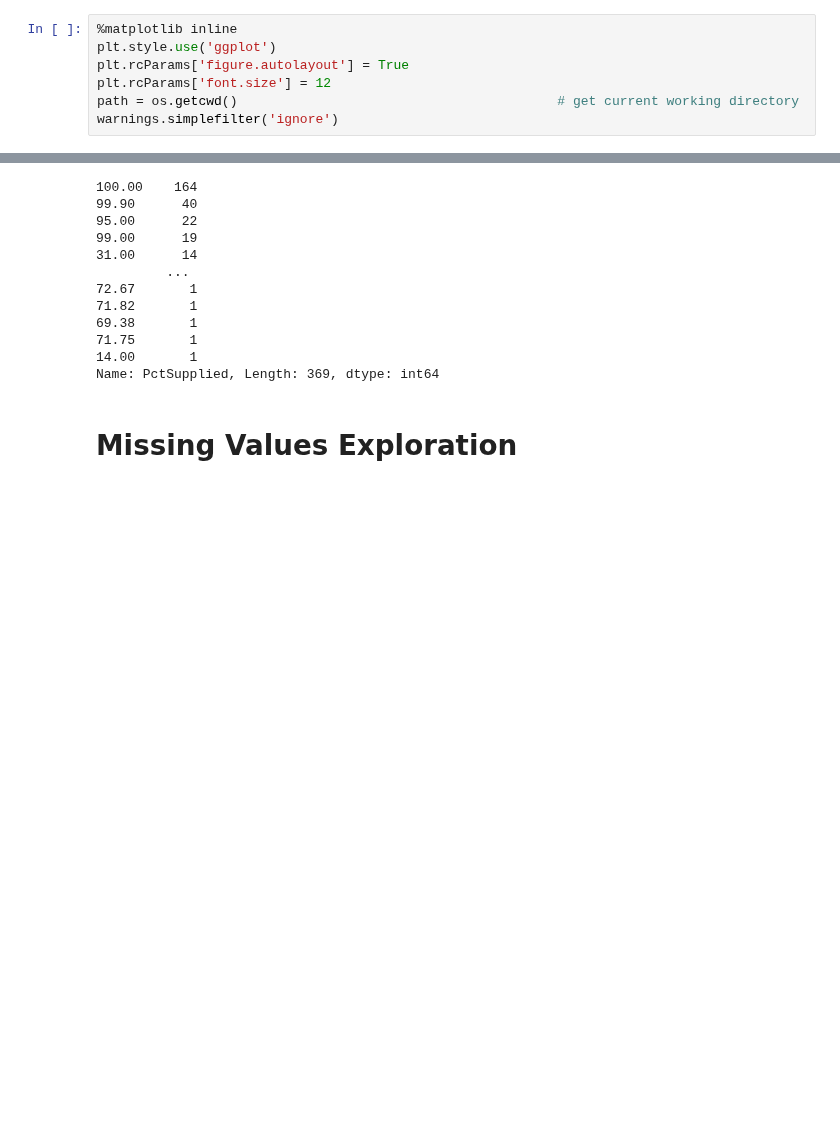
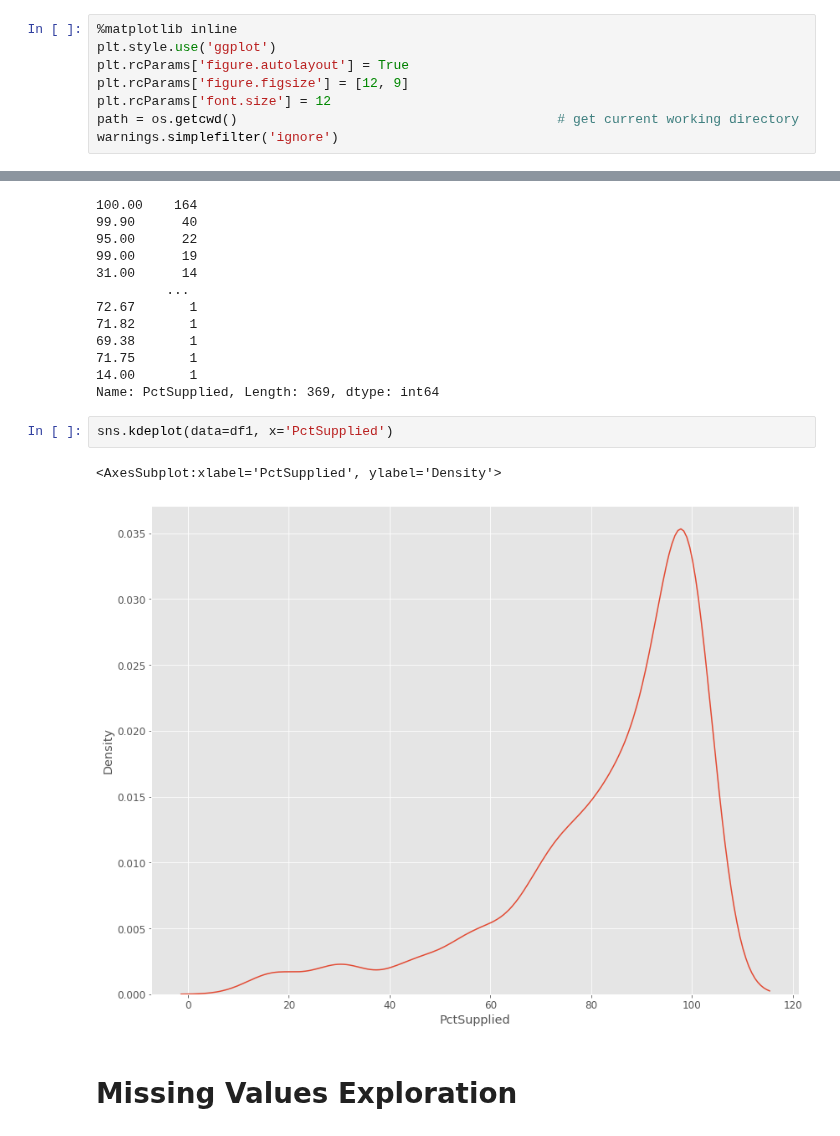
Before and after one commit to eldrigeampong/Data-Science, a Jupyter notebook: UN/Environment Statistics Database/Water/proj.ipynb, the cells around one changed output, grey strips where cells are left out. Cells and saved outputs as stored; diff of their text form; blank space fills up the shorter version.

```diff
--- a/UN/Environment Statistics Database/Water/proj.ipynb
+++ b/UN/Environment Statistics Database/Water/proj.ipynb
@@ -15,6 +15,7 @@ import warnings
 %matplotlib inline
 plt.style.use('ggplot')
 plt.rcParams['figure.autolayout'] = True
+plt.rcParams['figure.figsize'] = [12, 9]
 plt.rcParams['font.size'] = 12
 path = os.getcwd()                                         # get current working directory
 warnings.simplefilter('ignore')
@@ -169,6 +159,11 @@ df1['PctSupplied'].value_counts()
 71.75       1
 14.00       1
 Name: PctSupplied, Length: 369, dtype: int64
+# %%
+sns.kdeplot(data=df1, x='PctSupplied')
+# %% [output]
+<AxesSubplot:xlabel='PctSupplied', ylabel='Density'>
+[figure, added]
 # %% [markdown]
 # Missing Values Exploration
 # %%
```
Also changed, not shown: parts of 13 cells of this notebook.
